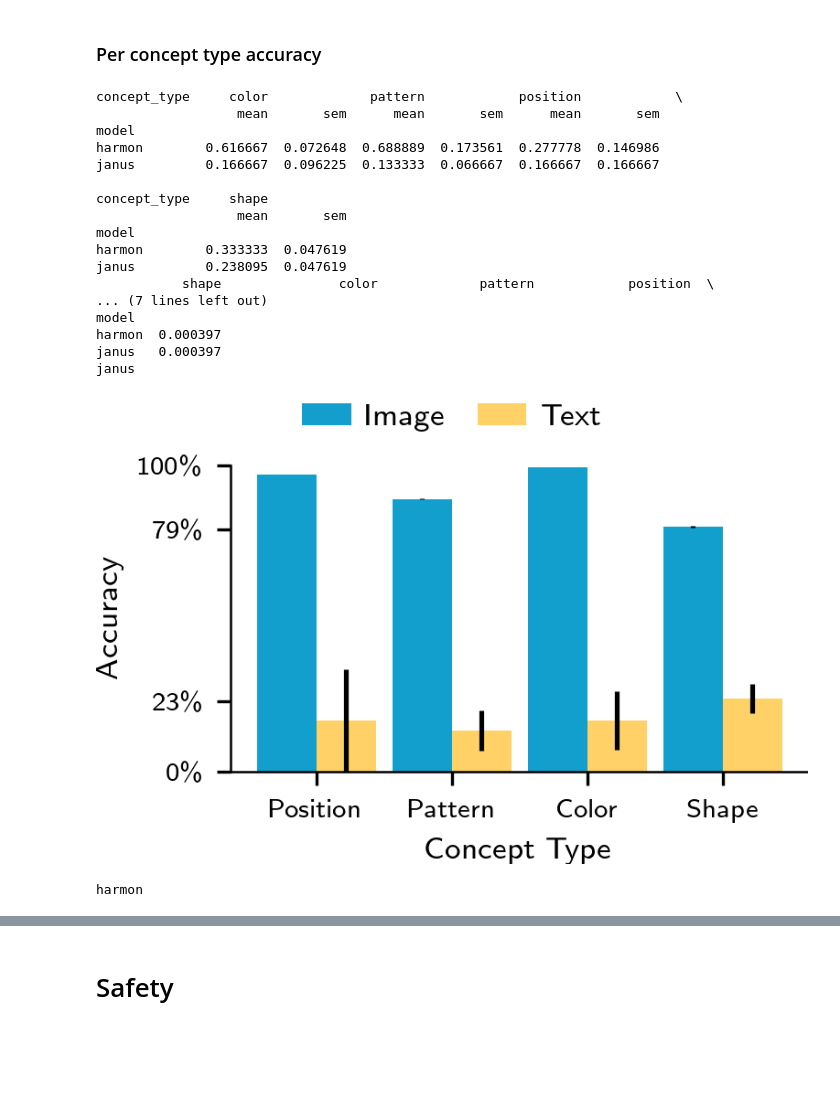
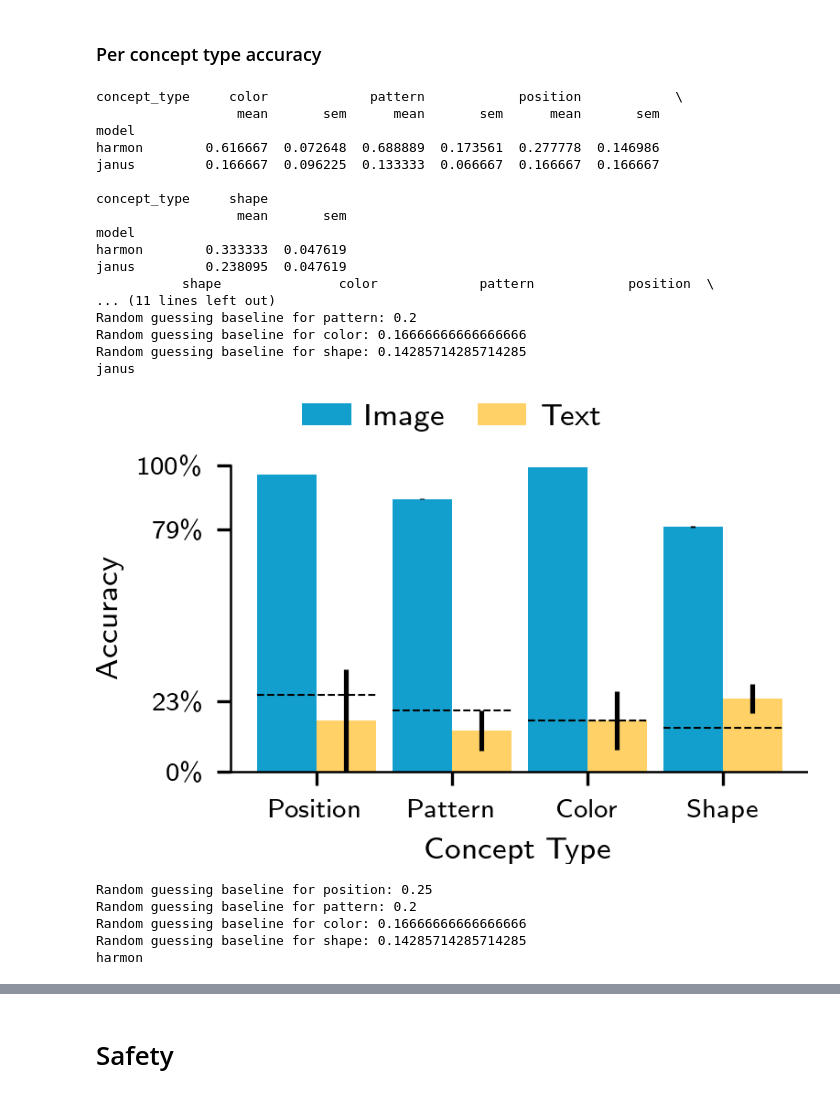
Before and after one commit to xzz81/modal-aphasia, a Jupyter notebook: plot.ipynb, the cells around one changed output, grey strips where cells are left out. Saved outputs shown, nothing was run; the diff lists cells and outputs as text; code cells hidden in the pictures; blank space fills up the shorter version.

```diff
--- a/plot.ipynb
+++ b/plot.ipynb
@@ -720,6 +1014,14 @@ for offset_idx, (modality, (label, color, hatch)) in enumerate(modality_format_m
         hatch=hatch,
     )
 
+# Add random baseline
+# TODO: Why does the label always appear first?
+baseline_accuracy = sum(
+    1.0 / len(attribute_values) for attribute_values in _constants.FACE_ATTRIBUTES_OPTIONS_MAP.values()
+) / len(_constants.FACE_ATTRIBUTES_OPTIONS_MAP)
+ax.axhline(baseline_accuracy, color="k", linestyle="--", lw=0.5)
+print("Random guessing baseline:", baseline_accuracy)
+
 ax.set_ylabel(r"Accuracy")
 ax.set_xlabel("Model")
 ax.set_xticks(range(len(MODEL_NAME_MAP)))
@@ -728,7 +1030,7 @@ ax.set_ylim(0, 1)
 ax.set_yticks([0.0, 0.24, 0.87, 1.0])
 ax.set_yticklabels([fr"{y*100:.0f}\%" for y in ax.get_yticks()])
 
-fig.legend(*ax.get_legend_handles_labels(), loc="outside upper center", ncol=2)
+fig.legend(*ax.get_legend_handles_labels(), loc="outside upper center", ncol=3)
 plot_util.resize_figure_with_legend(fig)
 
 plt.show()
@@ -977,8 +1280,10 @@ for model in MODEL_NAME_MAP.keys():
         "image": df_plot_images.loc[model],
     }
 
+    fig, ax = plt.subplots(figsize=plot_util.FIGURE_SIZE_HALF_IN)
 
-    fig, ax = plt.subplots(figsize=plot_util.FIGURE_SIZE_HALF_IN)
+    bar_gap = 0.25
+    bar_width_combined = 1.0 - bar_gap / 2
 
     for offset_idx, (modality, (label, color, hatch)) in enumerate(modality_format_map.items()):
         df_plot = data_map[modality]
@@ -992,8 +1297,6 @@ for model in MODEL_NAME_MAP.keys():
         ])
 
         num_bars_grouped = len(modality_format_map)
-        bar_gap = 0.25
-        bar_width_combined = 1.0 - bar_gap / 2
         bar_width = bar_width_combined / num_bars_grouped
         xs = np.arange(len(attribute_label_map))
         xs = xs - (bar_width_combined / 2) + (bar_width / 2) + offset_idx * bar_width
@@ -1007,6 +1310,13 @@ for model in MODEL_NAME_MAP.keys():
             width=bar_width,
             hatch=hatch,
         )
+
+    # Add random baseline
+    for attribute_idx, attribute_type in enumerate(attribute_label_map.keys()):
+        baseline_accuracy = 1.0 / len(_constants.FACE_ATTRIBUTES_OPTIONS_MAP[attribute_type])
+        xmin = attribute_idx - (bar_width_combined / 2)# + (bar_width / 2))
+        ax.hlines(baseline_accuracy, xmin=xmin, xmax=xmin + bar_width_combined, color="k", linestyle="--", lw=0.5)
+        print(f"Random guessing baseline for {attribute_type}: {baseline_accuracy}")
 
     ax.set_ylabel(r"Accuracy")
     ax.set_xlabel("Attribute")
@@ -1144,6 +1458,15 @@ for offset_idx, (modality, (label, color, hatch)) in enumerate(modality_format_m
         hatch=hatch,
     )
 
+# Add random baseline
+# TODO: Why does the label always appear first?
+baseline_accuracy = sum(
+    1.0 / len(concept_values) for concept_values in _constants.CONCEPT_TO_SYNTHETIC_MAP.values()
+) / len(_constants.CONCEPT_TO_SYNTHETIC_MAP)
+ax.axhline(baseline_accuracy, color="k", linestyle="--", lw=0.5)
+print("Random guessing baseline:", baseline_accuracy)
+
+
 ax.set_ylabel(r"Accuracy")
 ax.set_xlabel("Model")
 ax.set_xticks(range(len(MODEL_NAME_MAP)))
@@ -1416,6 +1740,9 @@ for model in MODEL_NAME_MAP.keys():
 
     fig, ax = plt.subplots(figsize=plot_util.FIGURE_SIZE_HALF_IN)
 
+    bar_gap = 0.25
+    bar_width_combined = 1.0 - bar_gap / 2
+
     for offset_idx, (modality, (label, color, hatch)) in enumerate(modality_format_map.items()):
         df_plot = data_map[modality]
         current_values = np.array([
@@ -1428,8 +1755,6 @@ for model in MODEL_NAME_MAP.keys():
         ])
 
         num_bars_grouped = len(modality_format_map)
-        bar_gap = 0.25
-        bar_width_combined = 1.0 - bar_gap / 2
         bar_width = bar_width_combined / num_bars_grouped
         xs = np.arange(len(attribute_label_map))
         xs = xs - (bar_width_combined / 2) + (bar_width / 2) + offset_idx * bar_width
@@ -1443,6 +1768,14 @@ for model in MODEL_NAME_MAP.keys():
             width=bar_width,
             hatch=hatch,
         )
+
+    # Add random baseline
+    for concept_idx, concept_type in enumerate(attribute_label_map.keys()):
+        baseline_accuracy = 1.0 / len(_constants.CONCEPT_TO_SYNTHETIC_MAP[concept_type])
+        xmin = concept_idx - (bar_width_combined / 2)
+        ax.hlines(baseline_accuracy, xmin=xmin, xmax=xmin + bar_width_combined, color="k", linestyle="--", lw=0.5)
+        print(f"Random guessing baseline for {concept_type}: {baseline_accuracy}")
+
 
     ax.set_ylabel(r"Accuracy")
     ax.set_xlabel("Concept Type")
@@ -1452,36 +1785,40 @@ for model in MODEL_NAME_MAP.keys():
     if model == "harmon":
         ax.set_yticks([0.0, 0.28, 0.62, 1.0])
     else:
         assert model == "janus"
         ax.set_yticks([0.0, 0.23, 0.79, 1.0])
     ax.set_yticklabels([fr"{y*100:.0f}\%" for y in ax.get_yticks()])
 
     fig.legend(*ax.get_legend_handles_labels(), loc="outside upper center", ncol=2)
     plot_util.resize_figure_with_legend(fig)
 
     print(model)
     plt.show()
 
     fig.savefig(OUTPUT_DIR / f"{plot_name}_{model}.pdf")
 
     plt.close(fig)
 # %% [output]
 concept_type     color             pattern            position            \
                   mean       sem      mean       sem      mean       sem
 model
 harmon        0.616667  0.072648  0.688889  0.173561  0.277778  0.146986
 janus         0.166667  0.096225  0.133333  0.066667  0.166667  0.166667
 
 concept_type     shape
                   mean       sem
 model
 harmon        0.333333  0.047619
 janus         0.238095  0.047619
            shape               color             pattern            position  \
-... (7 lines left out)
-model
-harmon  0.000397
-janus   0.000397
+... (11 lines left out)
+Random guessing baseline for pattern: 0.2
+Random guessing baseline for color: 0.16666666666666666
+Random guessing baseline for shape: 0.14285714285714285
 janus
-[figure, old version]
+[figure, new version]
+Random guessing baseline for position: 0.25
+Random guessing baseline for pattern: 0.2
+Random guessing baseline for color: 0.16666666666666666
+Random guessing baseline for shape: 0.14285714285714285
 harmon
```
Also changed, not shown: parts of 15 cells of this notebook, 7 other files.
